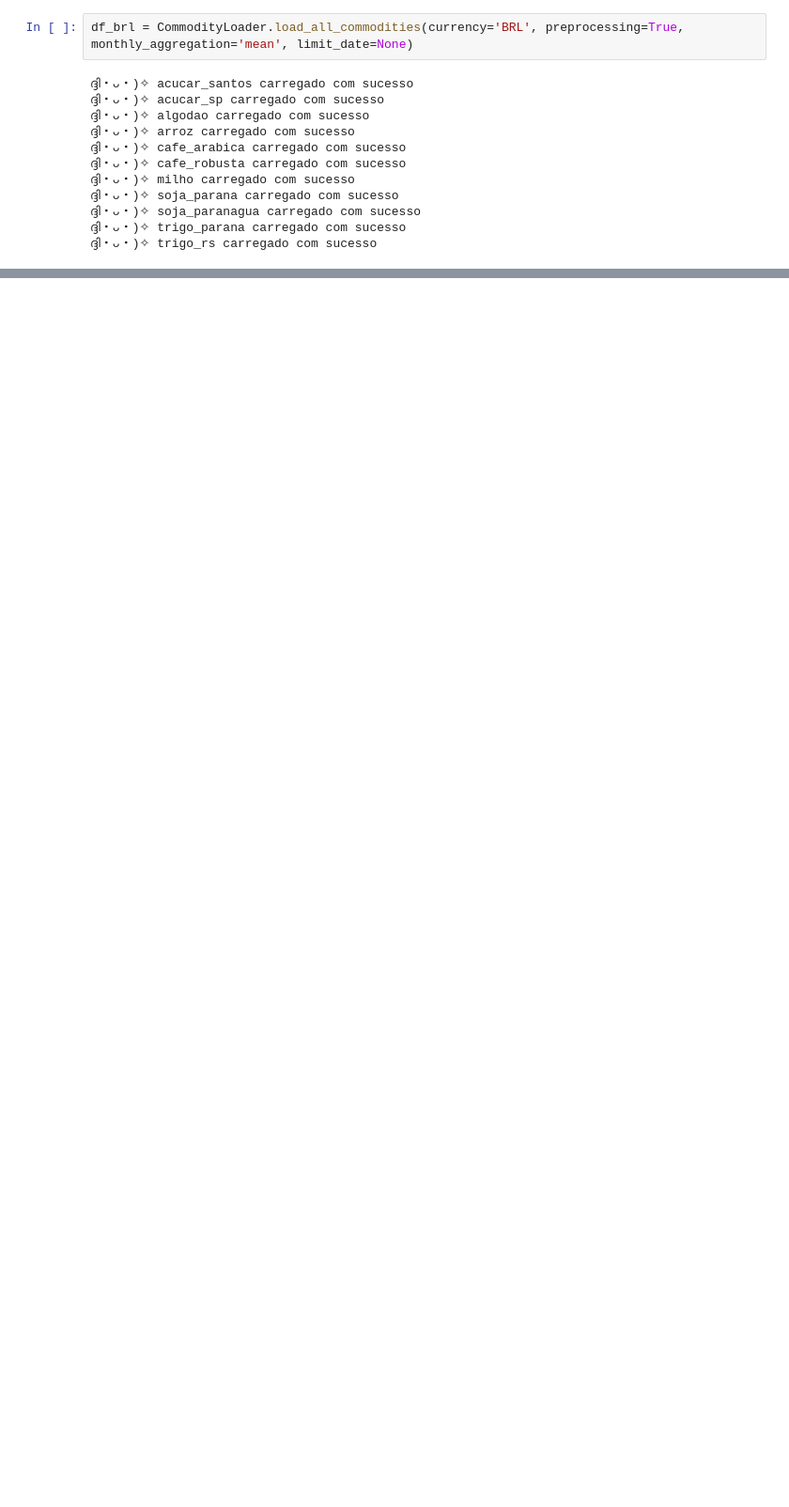
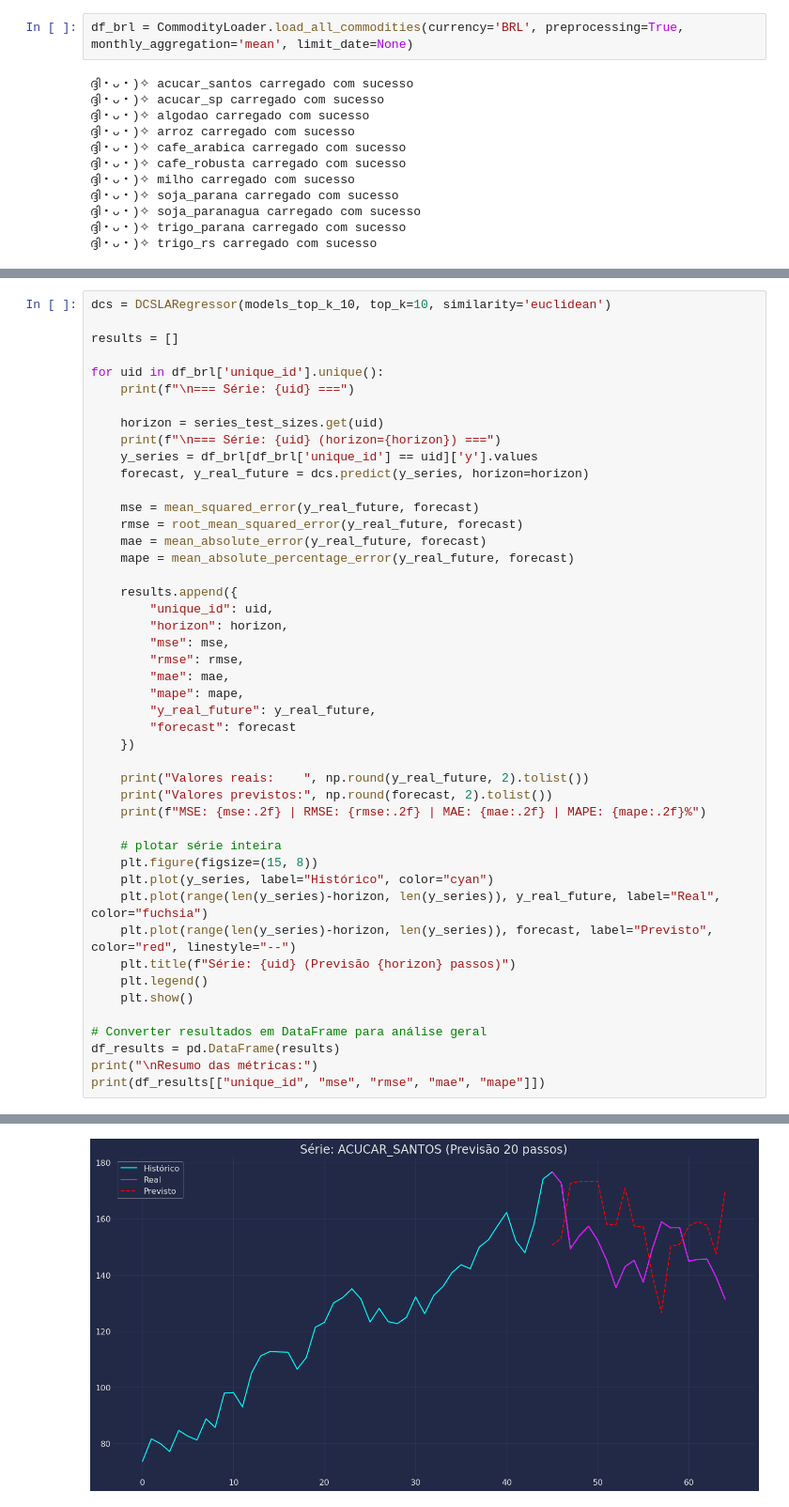
Before and after one commit to MateusVasc/sistemas-multiplos-preditores-commodities, a Jupyter notebook: src/models/ensemble/dynamic_selection/dcs_la/dcs_la.ipynb, the cells around one changed output, grey strips where cells are left out. Shown at 94% size. Saved outputs shown, nothing was run; the diff lists cells and outputs as text; blank space fills up the shorter version.

```diff
--- a/src/models/ensemble/dynamic_selection/dcs_la/dcs_la.ipynb
+++ b/src/models/ensemble/dynamic_selection/dcs_la/dcs_la.ipynb
@@ -164,0 +379,47 @@ MSE: 131179.11 | RMSE: 362.19 | MAE: 345.75 | MAPE: 0.22%
+# %%
+dcs = DCSLARegressor(models_top_k_10, top_k=10, similarity='euclidean')
+
+results = []
+
+for uid in df_brl['unique_id'].unique():
+    print(f"\n=== Série: {uid} ===")
+
+    horizon = series_test_sizes.get(uid)
+    print(f"\n=== Série: {uid} (horizon={horizon}) ===")
+    y_series = df_brl[df_brl['unique_id'] == uid]['y'].values
+    forecast, y_real_future = dcs.predict(y_series, horizon=horizon)
+
+    mse = mean_squared_error(y_real_future, forecast)
+    rmse = root_mean_squared_error(y_real_future, forecast)
+    mae = mean_absolute_error(y_real_future, forecast)
+    mape = mean_absolute_percentage_error(y_real_future, forecast)
+
+    results.append({
+        "unique_id": uid,
+        "horizon": horizon,
+        "mse": mse,
+        "rmse": rmse,
+        "mae": mae,
+        "mape": mape,
+        "y_real_future": y_real_future,
+        "forecast": forecast
+    })
+
+    print("Valores reais:    ", np.round(y_real_future, 2).tolist())
+    print("Valores previstos:", np.round(forecast, 2).tolist())
+    print(f"MSE: {mse:.2f} | RMSE: {rmse:.2f} | MAE: {mae:.2f} | MAPE: {mape:.2f}%")
+
+    # plotar série inteira
+    plt.figure(figsize=(15, 8))
+    plt.plot(y_series, label="Histórico", color="cyan")
+    plt.plot(range(len(y_series)-horizon, len(y_series)), y_real_future, label="Real", color="fuchsia")
+    plt.plot(range(len(y_series)-horizon, len(y_series)), forecast, label="Previsto", color="red", linestyle="--")
+    plt.title(f"Série: {uid} (Previsão {horizon} passos)")
+    plt.legend()
+    plt.show()
+
+# Converter resultados em DataFrame para análise geral
+df_results = pd.DataFrame(results)
+print("\nResumo das métricas:")
+print(df_results[["unique_id", "mse", "rmse", "mae", "mape"]])
+# %% [output]
@@ -164,0 +443 @@ MSE: 131179.11 | RMSE: 362.19 | MAE: 345.75 | MAPE: 0.22%
+[figure, added]
```
Also changed, not shown: parts of 9 cells of this notebook, 8 other files.
